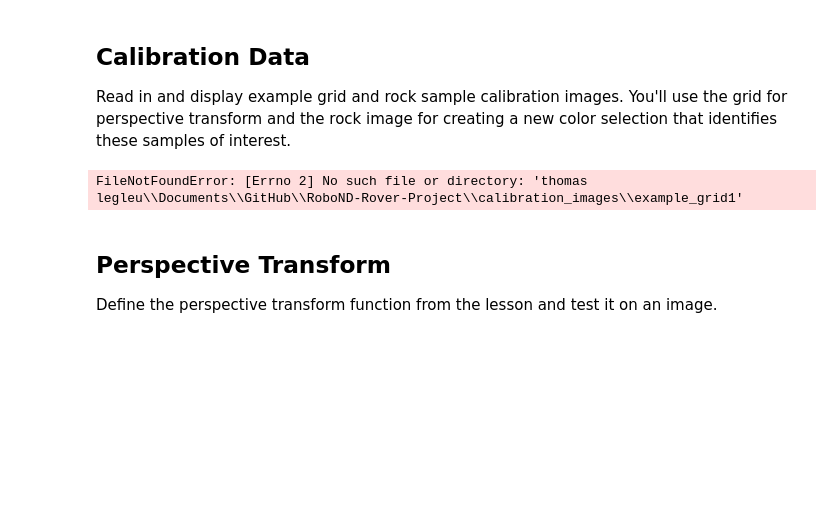
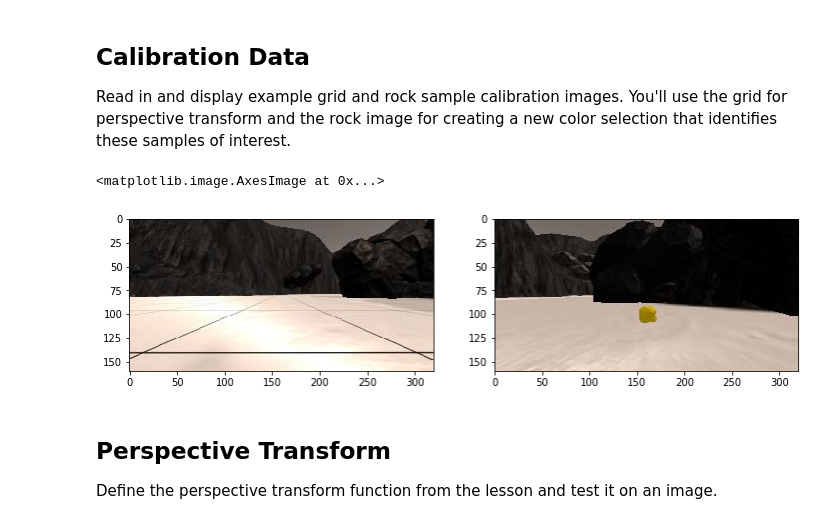
Before and after one commit to ThomasLegleu/RoboND-Rover-Project, a Jupyter notebook: code/Rover_Lab_Notebook (1).ipynb, the cells around one changed output. Drawn from its saved outputs; the diff is of its cells as text; code cells hidden in the pictures; blank space fills up the shorter version.

```diff
--- a/code/Rover_Lab_Notebook (1).ipynb
+++ b/code/Rover_Lab_Notebook (1).ipynb
@@ -49,19 +52,20 @@ Read in and display example grid and rock sample calibration images.  You'll use
 # %%
 # In the simulator you can toggle on a grid on the ground for calibration
 # You can also toggle on the rock samples with the 0 (zero) key.
 # Here's an example of the grid and one of the rocks
-example_grid = 'thomas legleu\Documents\GitHub\RoboND-Rover-Project\calibration_images\example_grid1'
-example_rock = 'thomas legleu\Documents\GitHub\RoboND-Rover-Project\calibration_images\example_grid1'
+example_grid = './calibration_images/example_grid1.jpg'
+example_rock = './calibration_images/example_rock1.jpg'
 grid_img = mpimg.imread(example_grid)
 rock_img = mpimg.imread(example_rock)
 
 fig = plt.figure(figsize=(12,3))
 plt.subplot(121)
 plt.imshow(grid_img)
 plt.subplot(122)
 plt.imshow(rock_img)
 # %% [output]
-FileNotFoundError: [Errno 2] No such file or directory: 'thomas legleu\\Documents\\GitHub\\RoboND-Rover-Project\\calibration_images\\example_grid1'
+<matplotlib.image.AxesImage at 0x...>
+[figure, added]
 # %% [markdown]
 ## Perspective Transform
 
```
Also changed, not shown: parts of 8 cells of this notebook.
